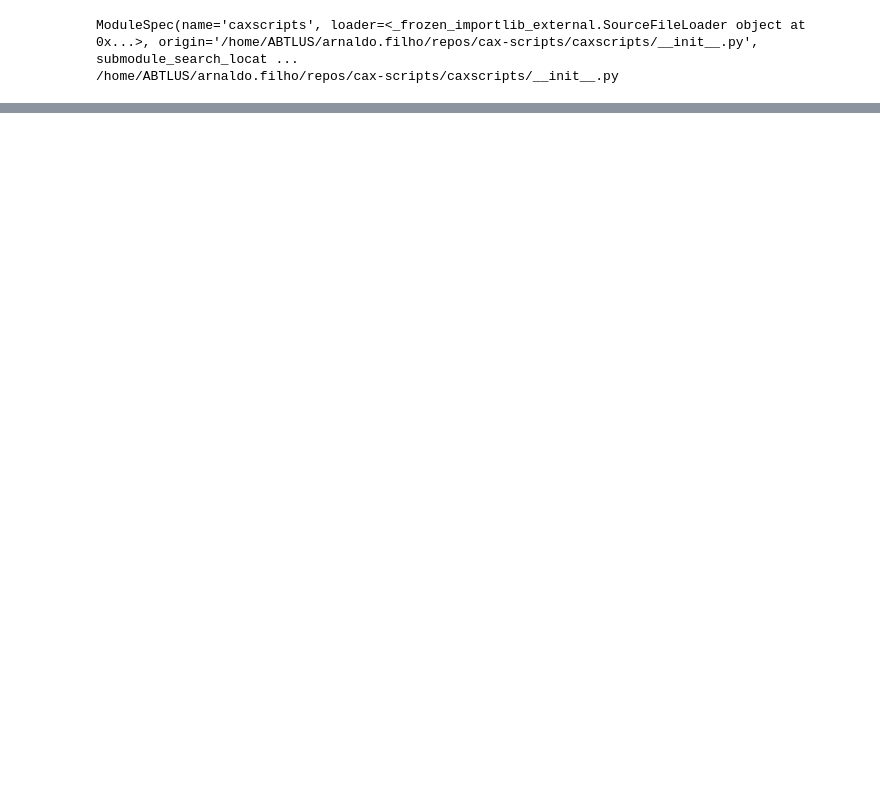
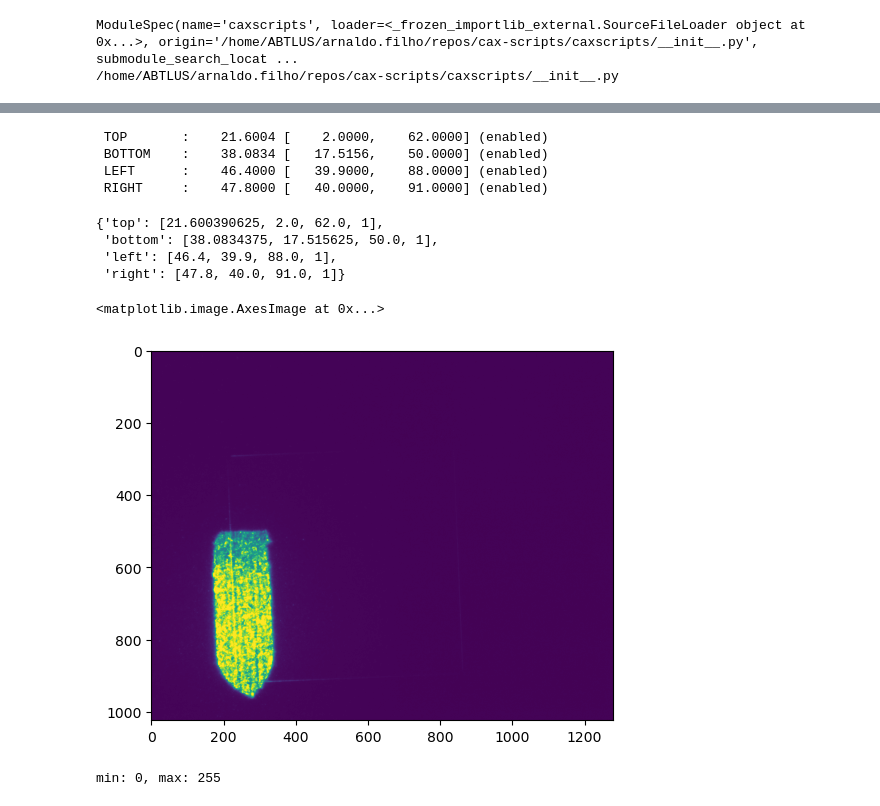
Before and after one commit to lnls-ids/cax-scripts, a Jupyter notebook: caxscripts/tests.ipynb, the cells around one changed output, grey strips where cells are left out. Cells and saved outputs as stored; diff of their text form; code cells hidden in the pictures; blank space fills up the shorter version.

```diff
--- a/caxscripts/tests.ipynb
+++ b/caxscripts/tests.ipynb
@@ -251,7 +383,19 @@ ModuleSpec(name='caxscripts', loader=<_frozen_importlib_external.SourceFileLoade
 # %%
+import sys, importlib.util
+
+ROOT = "/home/ABTLUS/arnaldo.filho/repos/cax-scripts"
+if ROOT not in sys.path:
+    sys.path.insert(0, ROOT)
+
+print(importlib.util.find_spec("caxscripts"))
+import caxscripts
+print(caxscripts.__file__)
+
 from siriuspy.devices import CAXCtrl
 from caxscripts.motormov import CAXCausticMove
+from caxscripts.motormov import CAXSlitMove
 
 cax = CAXCtrl()
-caust = CAXCausticMove(cax)
+# caust = CAXCausticMove(cax)
+slit = CAXSlitMove(cax)
 # %% [output]
@@ -274,0 +415,32 @@ print(f" Current position = {endpos}")
+# %%
+devstatus = slit.device_status()
+# %% [output]
+ TOP       :    21.6004 [    2.0000,    62.0000] (enabled)
+ BOTTOM    :    38.0834 [   17.5156,    50.0000] (enabled)
+ LEFT      :    46.4000 [   39.9000,    88.0000] (enabled)
+ RIGHT     :    47.8000 [   40.0000,    91.0000] (enabled)
+# %%
+import caxscripts.utils as utils
+cax_status = utils.snapshot_machine_state(cax)
+slit_status = cax_status['slit_A1']
+slit_status
+# %% [output]
+{'top': [21.600390625, 2.0, 62.0, 1],
+ 'bottom': [38.0834375, 17.515625, 50.0, 1],
+ 'left': [46.4, 39.9, 88.0, 1],
+ 'right': [47.8, 40.0, 91.0, 1]}
+# %%
+img = devstatus['dvf_A1']['image']
+# %%
+import numpy as np
+import matplotlib.pyplot as plt
+plt.imshow(img)
+# %% [output]
+<matplotlib.image.AxesImage at 0x...>
+[figure, added]
+# %%
+minval = np.min(img)
+maxval = np.max(img)
+print(f"min: {minval}, max: {maxval}")
+# %% [output]
+min: 0, max: 255
```
Also changed, not shown: parts of 14 cells of this notebook, 3 other files.
